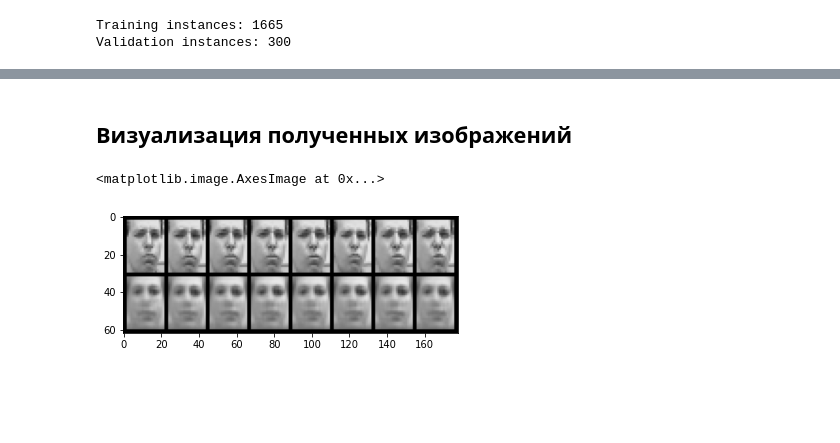
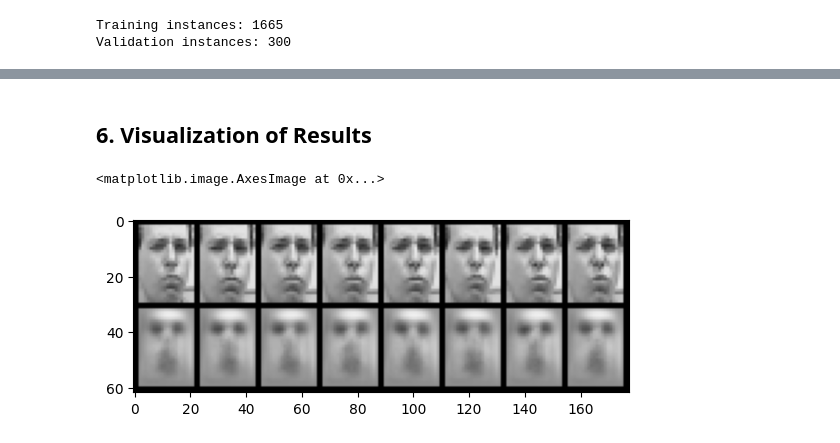
Before and after one commit to helios12/DataScienceProjects, a Jupyter notebook: tasks/task-14/Task-14-Variational_autoencoder_VAE.ipynb, the cells around one changed output, grey strips where cells are left out. Saved outputs shown, nothing was run; the diff lists cells and outputs as text; code cells hidden in the pictures; blank space fills up the shorter version.

```diff
--- a/tasks/task-14/Task-14-Variational_autoencoder_VAE.ipynb
+++ b/tasks/task-14/Task-14-Variational_autoencoder_VAE.ipynb
@@ -239,14 +256,14 @@ Val Loss: 352.1644
 Epoch 12 of 20
 ... (9 outputs left out)
-# %% [markdown]
-## Визуализация полученных изображений
+# %% [markdown]
+## 6. Visualization of Results
 # %%
 from PIL import Image
 import matplotlib.pyplot as plt
 # %%
-# 10я эпоха
-image_10 = Image.open("output10.png")
-plt.imshow(image_10)
+# 1st epoch
+image_0 = Image.open("output0.png")
+plt.imshow(image_0)
 # %% [output]
 <matplotlib.image.AxesImage at 0x...>
-[figure, old version]
+[figure, new version]
```
Also changed, not shown: parts of 25 cells of this notebook, 4 other files.
